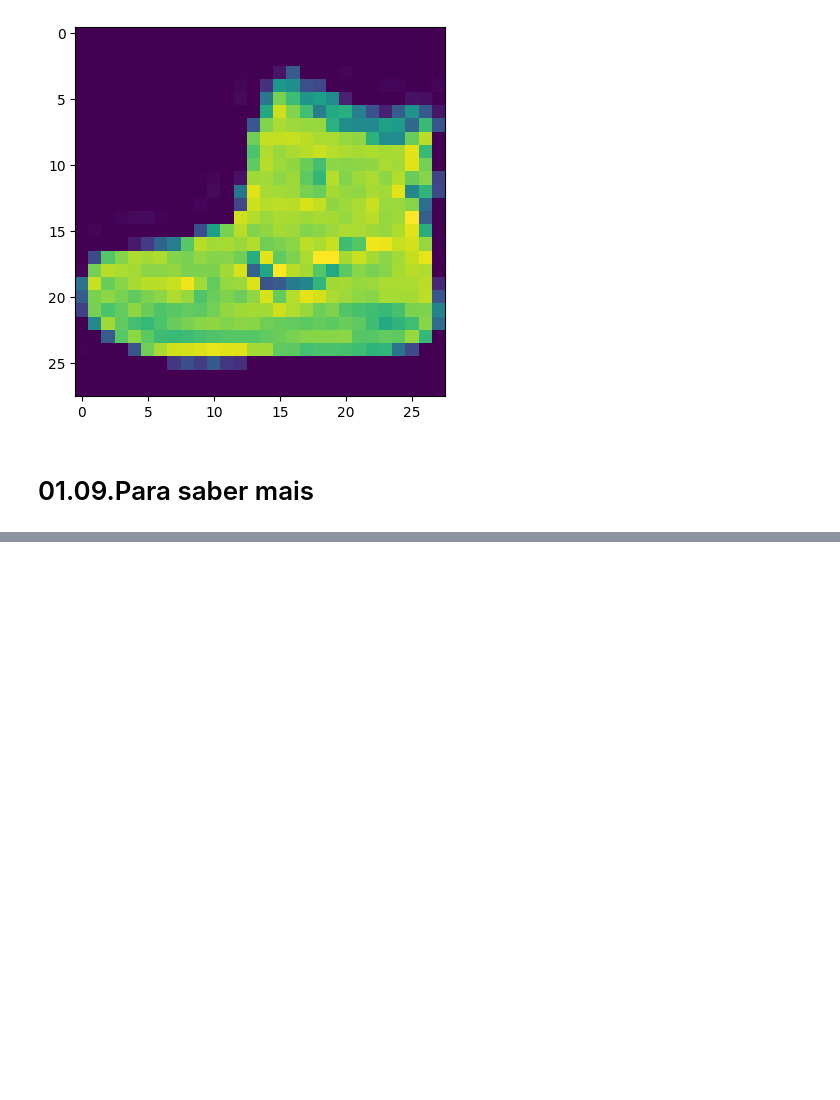
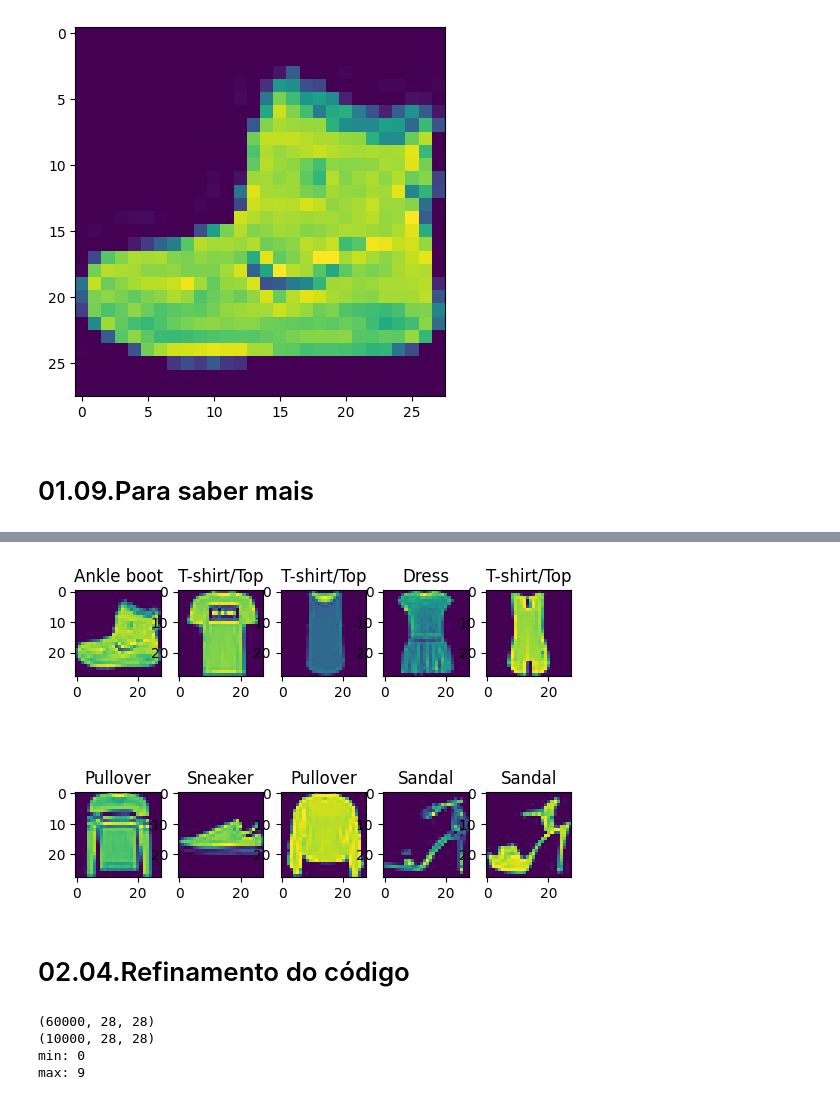
Before and after one commit to C3P0gan/Tutorials, a Jupyter notebook: Alura/Formacao_Machine_Learning_Avancada/Deep_Learning_parte_1_Keras/classificacao_roupas.ipynb, the cells around one changed output, grey strips where cells are left out. Drawn from its saved outputs; the diff is of its cells as text; code cells hidden in the pictures; blank space fills up the shorter version.

```diff
--- a/Alura/Formacao_Machine_Learning_Avancada/Deep_Learning_parte_1_Keras/classificacao_roupas.ipynb
+++ b/Alura/Formacao_Machine_Learning_Avancada/Deep_Learning_parte_1_Keras/classificacao_roupas.ipynb
@@ -194,0 +206,23 @@ Lembrando que, quanto mais a API for próxima da linguagem natural, menos contro
+# %%
+total_classificacoes = 10
+nomes_classificacoes = [
+    'T-shirt/Top',
+    'Trousers',
+    'Pullover',
+    'Dress',
+    'Coat',
+    'Sandal',
+    'Shirt',
+    'Sneaker',
+    'Bag',
+    'Ankle boot'
+]
+
+for imagem in range(10):
+    plt.subplot(2, 5, imagem+1)
+    plt.imshow(imagens_treino[imagem])
+    plt.title(nomes_classificacoes[identificacoes_treino[imagem]])
+# %% [output]
+[figure, added]
+# %% [markdown]
+# 02.04.Refinamento do código
@@ -194,0 +238,13 @@ Lembrando que, quanto mais a API for próxima da linguagem natural, menos contro
+# %%
+# explorar os dados
+print(imagens_treino.shape)
+len(identificacoes_treino)
+print(imagens_teste.shape)
+len(identificacoes_teste)
+print('min: %d' % identificacoes_treino.min())
+print('max: %d' % identificacoes_treino.max())
+# %% [output]
+(60000, 28, 28)
+(10000, 28, 28)
+min: 0
+max: 9
```
Also changed, not shown: parts of 10 cells of this notebook.
